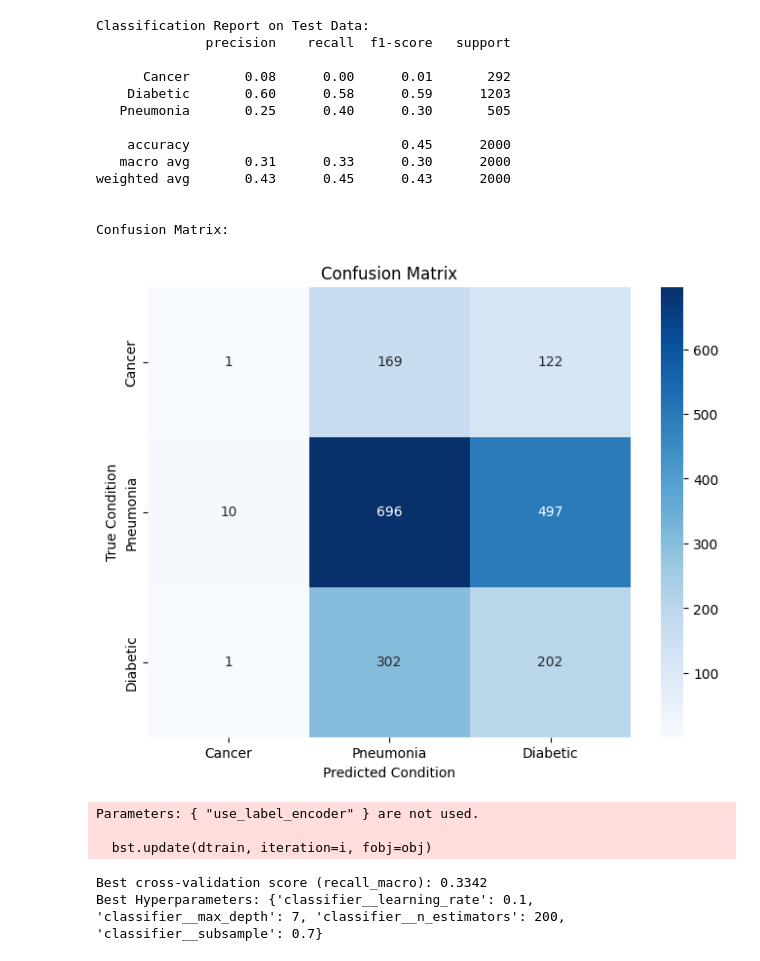
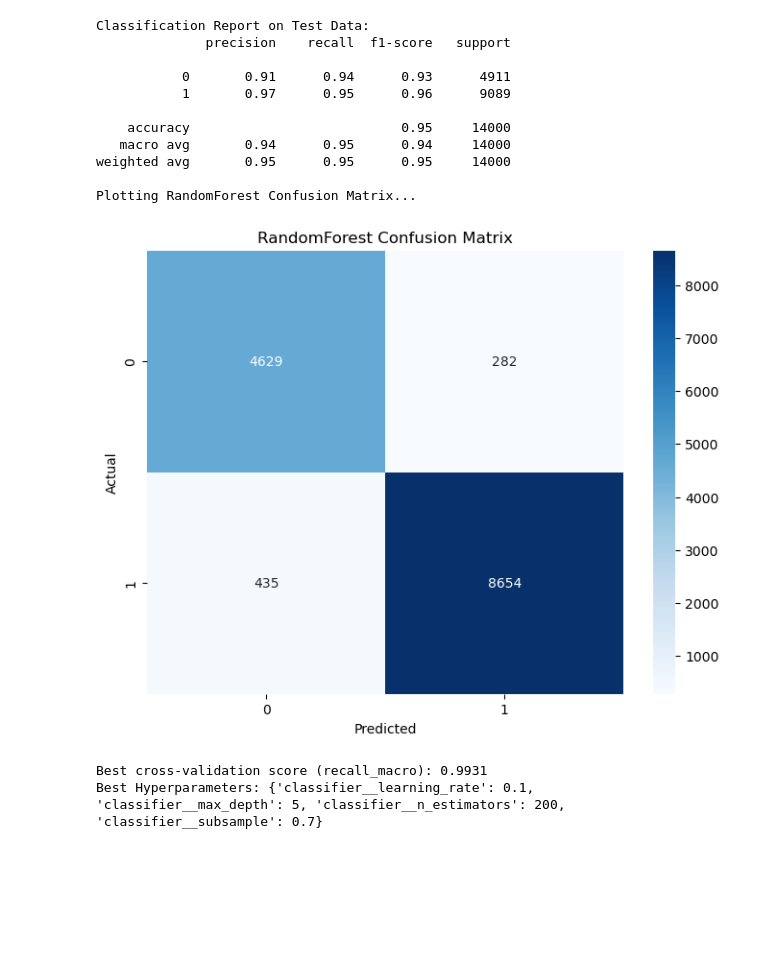
Before and after one commit to Jsphbloom/Medical-Diagnosis-ML, a Jupyter notebook: med_diag.ipynb, the cells around one changed output. Cells and saved outputs as stored; diff of their text form; code cells hidden in the pictures; blank space fills up the shorter version.

```diff
--- a/med_diag.ipynb
+++ b/med_diag.ipynb
@@ -86,8 +67,9 @@ X = data.drop('condition', axis=1)
 # %%
 X_train, X_test, y_train, y_test = train_test_split(X, y, test_size=0.2, random_state=42, stratify=y)
 # %%
-numerical_features = ['id', 'age', 'bmi', 'blood_pressure', 'glucose_levels']
-categorical_features = ['full_name', 'gender', 'smoking_status']
+numerical_features = ['Age']
+binary_features = [col for col in X.columns if col not in numerical_features]
+categorical_features = X.select_dtypes(include=['object', 'category']).columns.tolist()
 # %%
 param_grid = {
     'classifier__n_estimators': [100, 200],
@@ -95,21 +77,27 @@ param_grid = {
     'classifier__min_samples_leaf': [1, 2, 4]
 }
 # %%
-numerical_pipeline = Pipeline([
-    ('imputer', SimpleImputer(strategy='median'))
+numerical_transformer = Pipeline(steps=[
+    ('imputer', SimpleImputer(strategy='median')),
+    ('scaler', StandardScaler())
 ])
 
-# Categorical pipeline: impute then encode
-categorical_pipeline = Pipeline([
+binary_transformer = Pipeline(steps=[
+    ('imputer', SimpleImputer(strategy='most_frequent'))
+])
+
+categorical_transformer = Pipeline(steps=[
     ('imputer', SimpleImputer(strategy='most_frequent')),
-    ('encoder', OneHotEncoder(handle_unknown='ignore'))
+    ('onehot', OneHotEncoder(handle_unknown='ignore'))
 ])
 
 preprocessor = ColumnTransformer(
     transformers=[
-        ('num', numerical_pipeline, numerical_features),
-        ('cat', categorical_pipeline, categorical_features)
-    ]
+        ('num', numerical_transformer, numerical_features),
+        ('bin', binary_transformer, binary_features),
+        ('cat', categorical_transformer, categorical_features)
+    ],
+    remainder='passthrough'
 )
 # %%
 pipeline = Pipeline(steps=[('preprocessor', preprocessor),
@@ -119,7 +107,7 @@ grid_search = GridSearchCV(
     estimator=pipeline,
     param_grid=param_grid,
     scoring='recall_macro',
-    cv=5,
+    cv=3,
     n_jobs=-1
 )
 grid_search.fit(X_train, y_train)
@@ -155,50 +143,43 @@ Best cross-validation score (Recall): 0.3355
 # %%
 y_pred = best_model.predict(X_test)
 
 
 print("\nClassification Report on Test Data:")
 print(classification_report(y_test, y_pred))
-print("\nConfusion Matrix:")
-cm = confusion_matrix(y_test, y_pred)
 
 
+print("Plotting RandomForest Confusion Matrix...")
+cm_rf = confusion_matrix(y_test, y_pred, labels=best_model.classes_)
 plt.figure(figsize=(8, 6))
-sns.heatmap(cm, annot=True, fmt='d', cmap='Blues',
-            xticklabels=['Cancer', 'Pneumonia', 'Diabetic'],
-            yticklabels=['Cancer', 'Pneumonia', 'Diabetic'])
-plt.xlabel('Predicted Condition')
-plt.ylabel('True Condition')
-plt.title('Confusion Matrix')
+sns.heatmap(cm_rf, annot=True, fmt='d', cmap='Blues',
+            xticklabels=best_model.classes_,
+            yticklabels=best_model.classes_)
+plt.title('RandomForest Confusion Matrix')
+plt.ylabel('Actual')
+plt.xlabel('Predicted')
 plt.show()
 # %% [output]
 Classification Report on Test Data:
               precision    recall  f1-score   support
 
-      Cancer       0.08      0.00      0.01       292
-    Diabetic       0.60      0.58      0.59      1203
-   Pneumonia       0.25      0.40      0.30       505
+           0       0.91      0.94      0.93      4911
+           1       0.97      0.95      0.96      9089
 
-    accuracy                           0.45      2000
-   macro avg       0.31      0.33      0.30      2000
-weighted avg       0.43      0.45      0.43      2000
+    accuracy                           0.95     14000
+   macro avg       0.94      0.95      0.94     14000
+weighted avg       0.95      0.95      0.95     14000
 
-
-Confusion Matrix:
+Plotting RandomForest Confusion Matrix...
-[figure, old version]
+[figure, new version]
 # %%
-from sklearn.preprocessing import LabelEncoder
-
-# Encode target labels as integers for XGBoost
 le = LabelEncoder()
 y_train_encoded = le.fit_transform(y_train)
-y_test_encoded = le.transform(y_test)
 
 pipeline_xgb = Pipeline(steps=[
     ('preprocessor', preprocessor),
-    ('classifier', xgb.XGBClassifier(random_state=42, use_label_encoder=False, eval_metric='mlogloss'))
+    ('classifier', xgb.XGBClassifier(random_state=42, eval_metric='mlogloss'))
 ])
 
-# 2. Define a parameter grid specific to XGBoost
 param_grid_xgb = {
     'classifier__n_estimators': [100, 200],
     'classifier__max_depth': [3, 5, 7],
@@ -206,23 +187,18 @@ param_grid_xgb = {
     'classifier__subsample': [0.7, 1.0]
 }
 
-# 3. Run GridSearchCV, optimizing for macro recall
 grid_search_xgb = GridSearchCV(
     estimator=pipeline_xgb,
     param_grid=param_grid_xgb,
     scoring='recall_macro',
-    cv=5,
+    cv=3,
     n_jobs=-1
 )
 
 grid_search_xgb.fit(X_train, y_train_encoded)
 
-# 4. Analyze the results
 print(f"Best cross-validation score (recall_macro): {grid_search_xgb.best_score_:.4f}")
 print(f"Best Hyperparameters: {grid_search_xgb.best_params_}")
 # %% [output]
-Parameters: { "use_label_encoder" } are not used.
-
-  bst.update(dtrain, iteration=i, fobj=obj)
+Best cross-validation score (recall_macro): 0.9931
+Best Hyperparameters: {'classifier__learning_rate': 0.1, 'classifier__max_depth': 5, 'classifier__n_estimators': 200, 'classifier__subsample': 0.7}
-Best cross-validation score (recall_macro): 0.3342
-Best Hyperparameters: {'classifier__learning_rate': 0.1, 'classifier__max_depth': 7, 'classifier__n_estimators': 200, 'classifier__subsample': 0.7}
```
Also changed, not shown: parts of 7 cells of this notebook, 2 other files.
